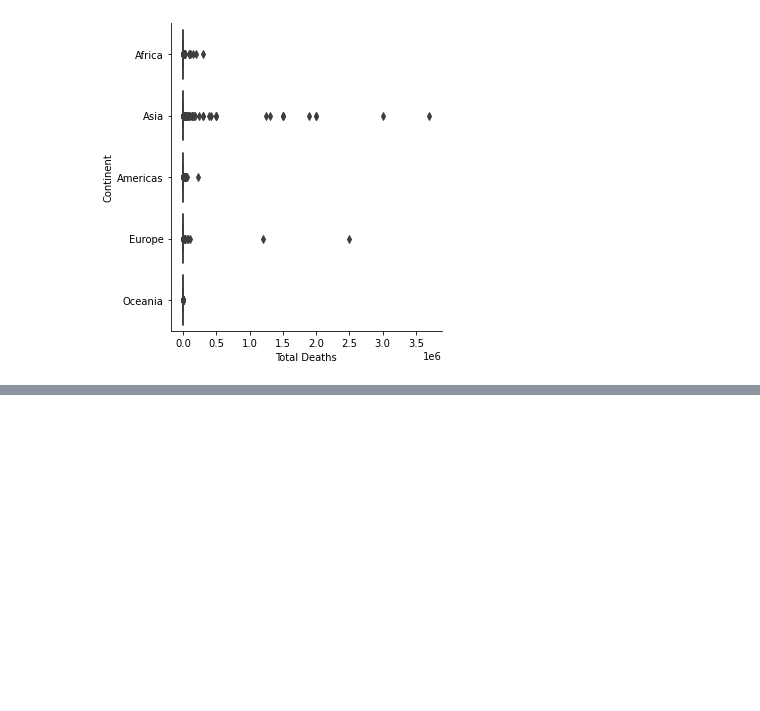
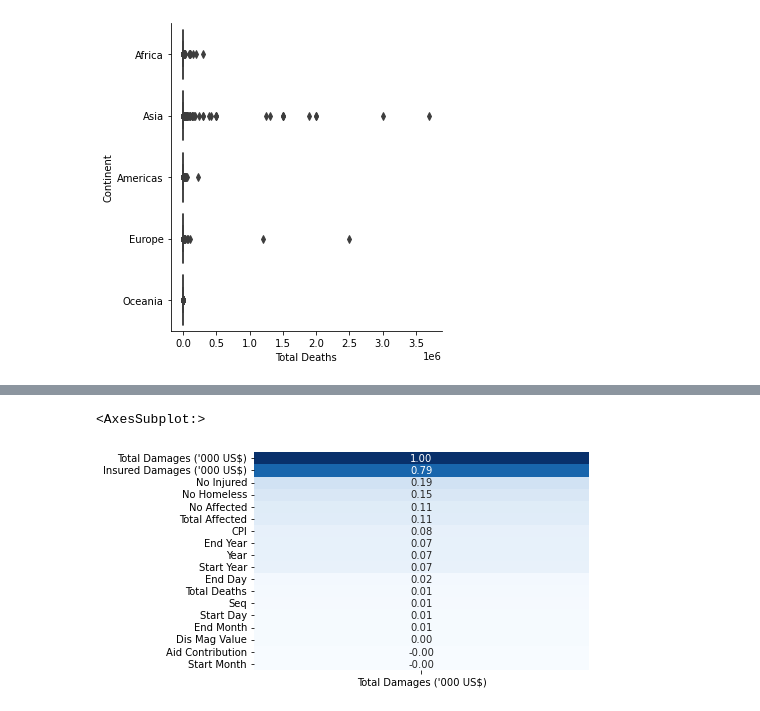
Before and after one commit to hekaplex/2022_01_DSI_WD, a Jupyter notebook: Alex/py/capstone.ipynb, the cells around one changed output, grey strips where cells are left out. Cells and saved outputs as stored; diff of their text form; code cells hidden in the pictures; blank space fills up the shorter version.

```diff
--- a/Alex/py/capstone.ipynb
+++ b/Alex/py/capstone.ipynb
@@ -209,0 +275,6 @@ sns.catplot(data=nd,
+# %%
+sns.heatmap(data=nd.corr()[["Total Damages ('000 US$)"]].sort_values(by="Total Damages ('000 US$)", ascending=False),
+            annot=True, cmap='Blues', cbar=False, fmt=f'.2f')
+# %% [output]
+<AxesSubplot:>
+[figure, added]
```
Also changed, not shown: parts of 9 cells of this notebook.
